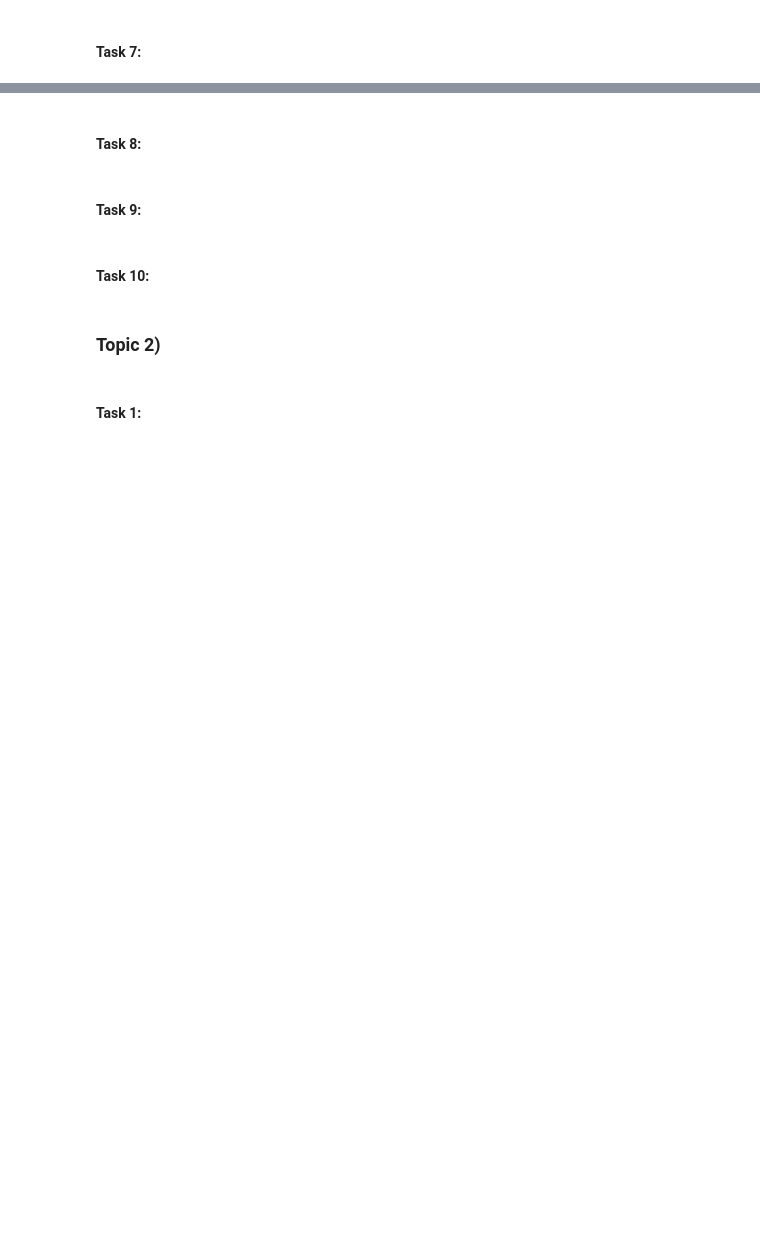
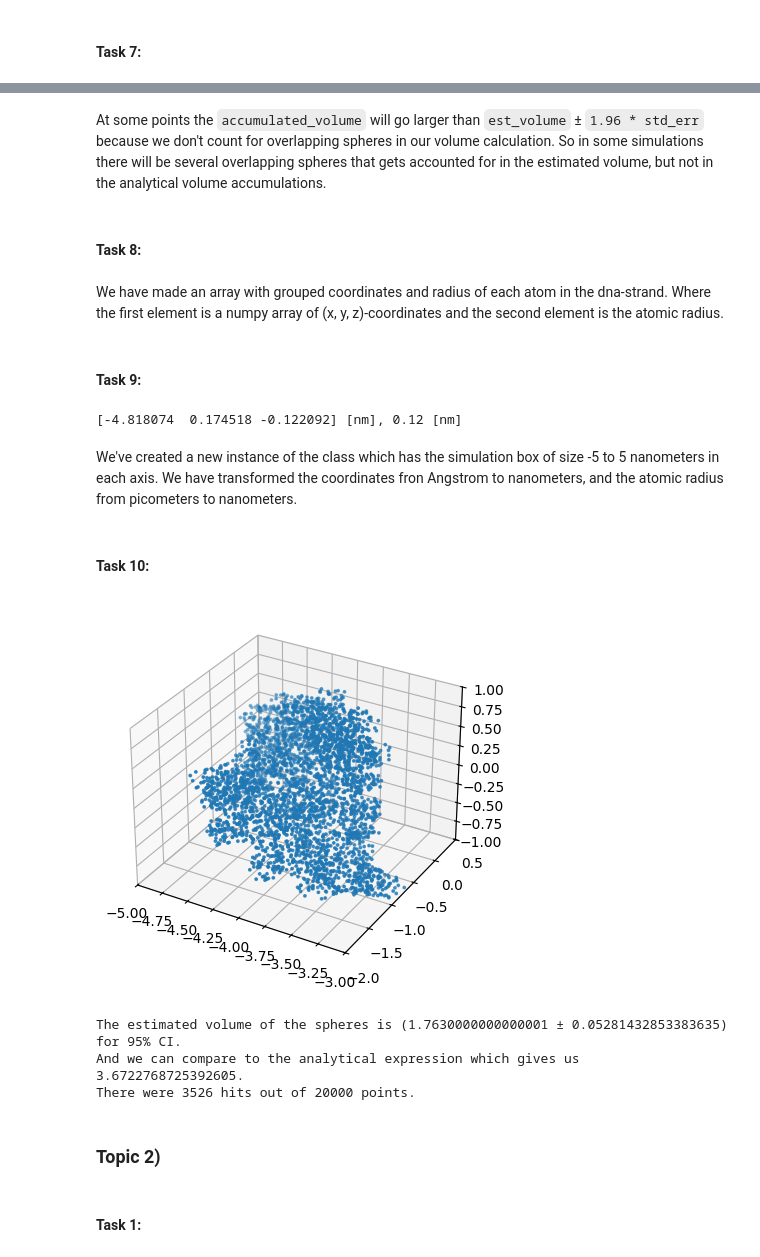
Before and after one commit to esoey/AEJ_project3, a Jupyter notebook: project_3.ipynb, the cells around one changed output, grey strips where cells are left out. Cells and saved outputs as stored; diff of their text form; code cells hidden in the pictures; blank space fills up the shorter version.

```diff
--- a/project_3.ipynb
+++ b/project_3.ipynb
@@ -59,0 +101,10 @@ ax.set_zlim(min_z, max_z)
+# %%
+fraction = len(accumulated_hits) / n_points
+est_volume, std_err = monte_carlo.calculate_accuracy(n_points, fraction)
+
+accumulated_volume = []
+for sphere in spheres:
+    center, radius = sphere[0], sphere[1]
+    accumulated_volume.append(monte_carlo.calculate_analytical(radius))
+
+print(f"The estimated volume of the spheres is ({est_volume} ± {1.96 * std_err}) for 95% CI. \nAnd we can compare to the analytical expression which gives us {sum(accumulated_volume)}. \nThere were {len(accumulated_hits)} hits out of {n_points} points.")
@@ -60,9 +125,56 @@ ax.set_zlim(min_z, max_z)
+# %% [markdown]
+At some points the ``accumulated_volume`` will go larger than ``est_volume`` ± ``1.96 * std_err`` because we don't count for overlapping spheres in our volume calculation. So in some simulations there will be several overlapping spheres that gets accounted for in the estimated volume, but not in the analytical volume accumulations.
 # %% [markdown]
 #### Task 8:
+# %%
+dna = []
+with open("dna_coords.txt", "r") as f:
+    for line in f:
+        line = line.split()
+        coordinates = np.array((float(line[1])/10, float(line[2])/10, float(line[3])/10))
+        radius = monte_carlo.translate_periodic_table(line[0])
+        dna.append([coordinates, radius])
+# %% [markdown]
+We have made an array with grouped coordinates and radius of each atom in the dna-strand. Where the first element is a numpy array of (x, y, z)-coordinates and the second element is the atomic radius.
 # %% [markdown]
 #### Task 9:
+# %%
+dna_monte_carlo = Monte_Carlo_simulations([-5, -2, -1], [-3, 0.5, 1])
+print(f"{dna[0][0]} [nm], {dna[0][1]} [nm]")
+# %% [output]
+[-4.818074  0.174518 -0.122092] [nm], 0.12 [nm]
+# %% [markdown]
+We've created a new instance of the class which has the simulation box of size -5 to 5 nanometers in each axis. We have transformed the coordinates fron Angstrom to nanometers, and the atomic radius from picometers to nanometers.
 # %% [markdown]
 #### Task 10:
+# %%
+n_points = 20000
+accumulated_hits, accumulated_frac = [], []
+for _ in range(n_points):
+    point = dna_monte_carlo.place_random_point()
+    for atom in dna:
+        coordinate, radius = atom[0], atom[1]
+        if dna_monte_carlo.in_sphere(point, coordinate, radius):
+            accumulated_hits.append(point)
+            break
+
+dna_monte_carlo.plot_3d(np.array(accumulated_hits))
+# %% [output]
+[figure, added]
+# %%
+fraction = len(accumulated_hits) / n_points
+est_volume, std_err = dna_monte_carlo.calculate_accuracy(n_points, fraction)
+
+accumulated_volume = []
+for atom in dna:
+    radius = atom[1]
+    accumulated_volume.append(dna_monte_carlo.calculate_analytical(radius))
+
+print(f"The estimated volume of the spheres is ({est_volume} ± {1.96 * std_err}) for 95% CI. \nAnd we can compare to the analytical expression which gives us {sum(accumulated_volume)}. \nThere were {len(accumulated_hits)} hits out of {n_points} points.")
+# %% [output]
+The estimated volume of the spheres is (1.7630000000000001 ± 0.05281432853383635) for 95% CI.
+And we can compare to the analytical expression which gives us 3.6722768725392605.
+There were 3526 hits out of 20000 points.
 # %% [markdown]
 ### Topic 2)
 # %% [markdown]
```
Also changed, not shown: parts of 8 cells of this notebook, 1 other file.
